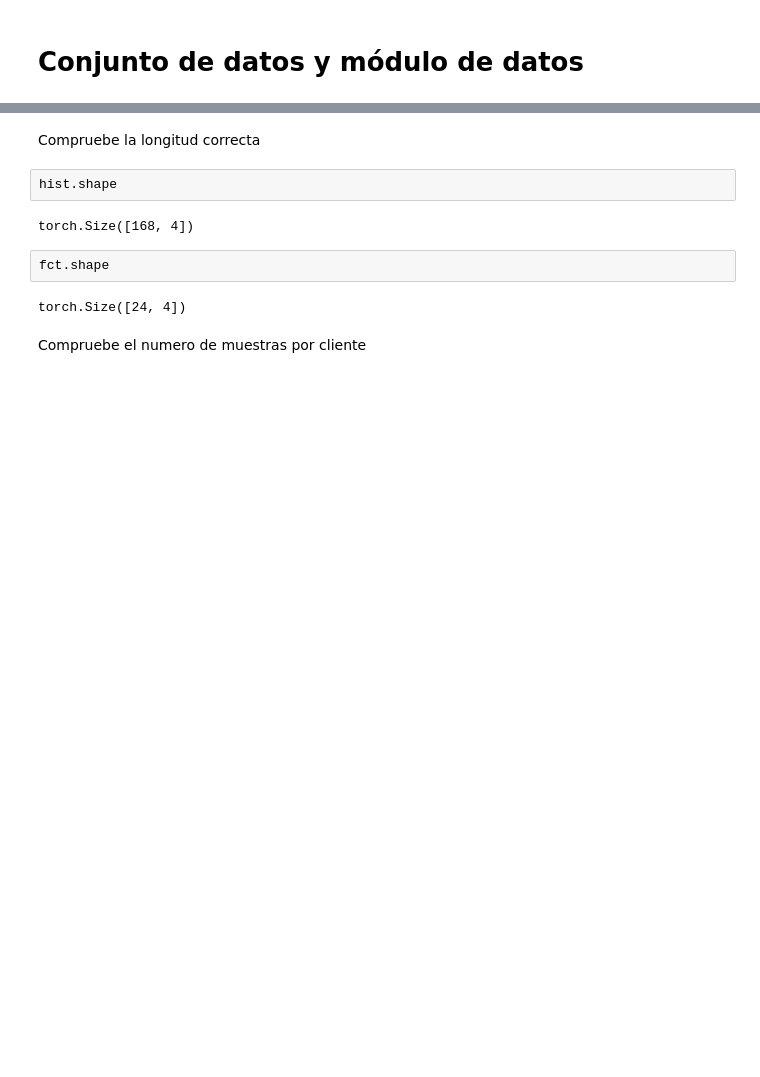
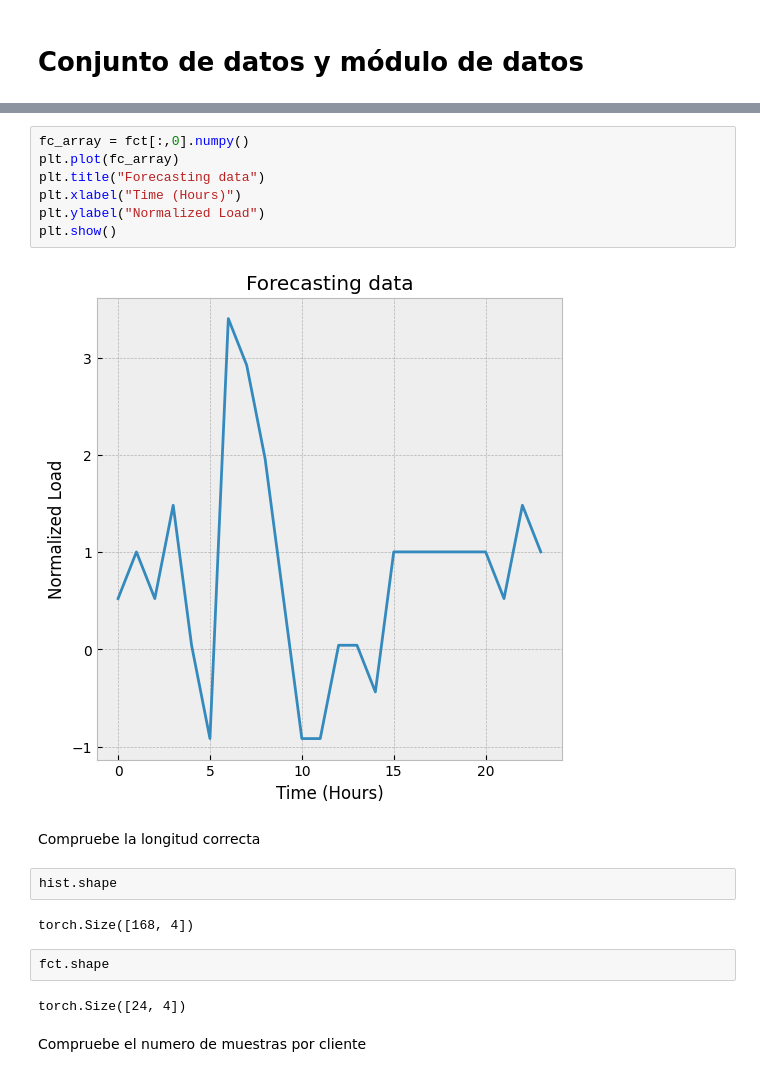
Before and after one commit to EdisonVazquezG/DeepLearning_Bourbaki, a Jupyter notebook: Semana 2/Seq2Seq.ipynb, the cells around one changed output, grey strips where cells are left out. Saved outputs shown, nothing was run; the diff lists cells and outputs as text; blank space fills up the shorter version.

```diff
--- a/Semana 2/Seq2Seq.ipynb
+++ b/Semana 2/Seq2Seq.ipynb
@@ -166,3 +260,12 @@ mean, std
+# %%
+fc_array = fct[:,0].numpy()
+plt.plot(fc_array)
+plt.title("Forecasting data")
+plt.xlabel("Time (Hours)")
+plt.ylabel("Normalized Load")
+plt.show()
+# %% [output]
+[figure, added]
 # %% [markdown]
 Compruebe la longitud correcta
 # %%
```
Also changed, not shown: parts of 25 cells of this notebook.
